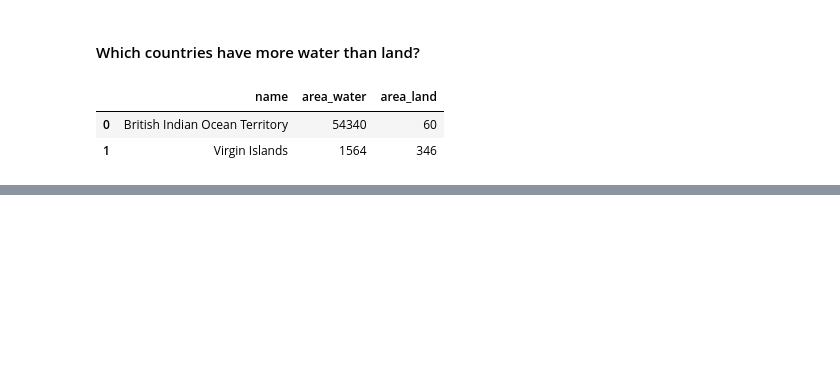
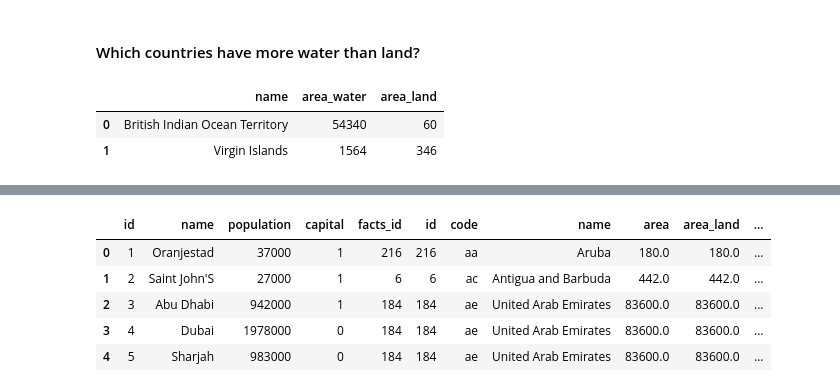
Before and after one commit to Ysbail/MiniProjects, a Jupyter notebook: SQL/The_World_Factbook.ipynb, the cells around one changed output, grey strips where cells are left out. Saved outputs shown, nothing was run; the diff lists cells and outputs as text; code cells hidden in the pictures; blank space fills up the shorter version.

Commit message:
add basic joins

```diff
--- a/SQL/The_World_Factbook.ipynb
+++ b/SQL/The_World_Factbook.ipynb
@@ -186,0 +307,11 @@ pd.read_sql_query(query, connection)
+# %%
+query = '''SELECT * FROM cities
+            LEFT JOIN facts ON facts.id = cities.facts_id'''
+pd.read_sql_query(query, connection).head(5)
+# %% [output]
+|  | id | name | population | capital | facts_id | id | code | name | area | area_land | ... |
+| 0 | 1 | Oranjestad | 37000 | 1 | 216 | 216 | aa | Aruba | 180.0 | 180.0 | ... |
+| 1 | 2 | Saint John'S | 27000 | 1 | 6 | 6 | ac | Antigua and Barbuda | 442.0 | 442.0 | ... |
+| 2 | 3 | Abu Dhabi | 942000 | 1 | 184 | 184 | ae | United Arab Emirates | 83600.0 | 83600.0 | ... |
+| 3 | 4 | Dubai | 1978000 | 0 | 184 | 184 | ae | United Arab Emirates | 83600.0 | 83600.0 | ... |
+| 4 | 5 | Sharjah | 983000 | 0 | 184 | 184 | ae | United Arab Emirates | 83600.0 | 83600.0 | ... |
```
Also changed, not shown: parts of 34 cells of this notebook, 1 other file.
